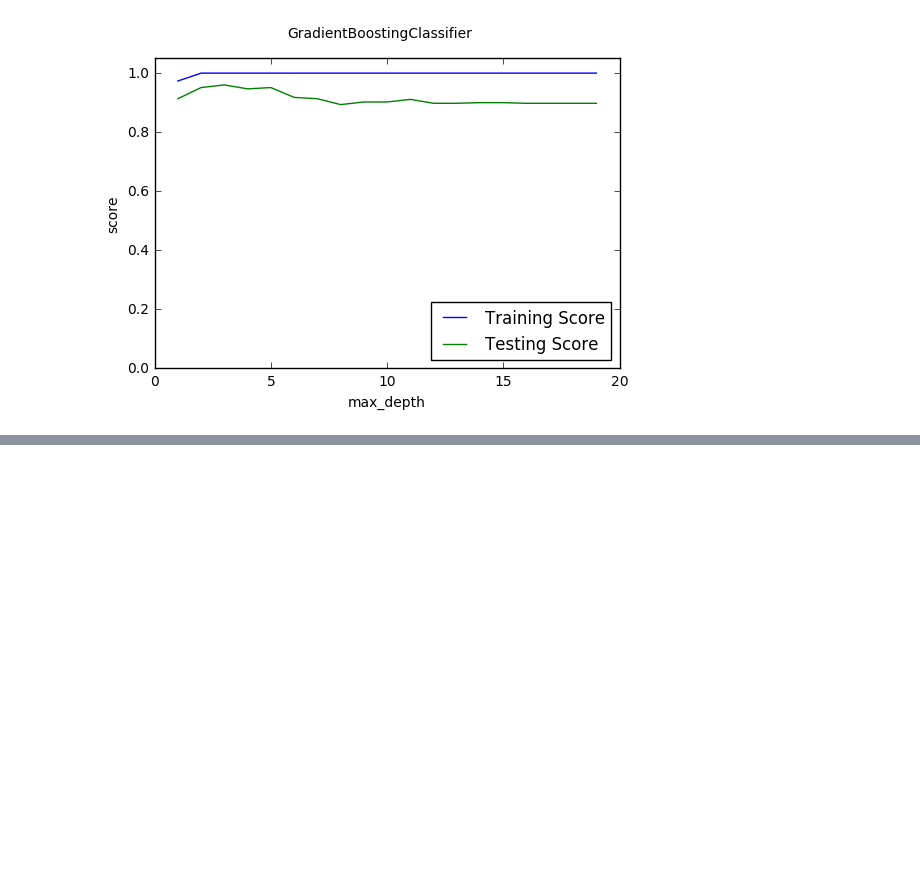
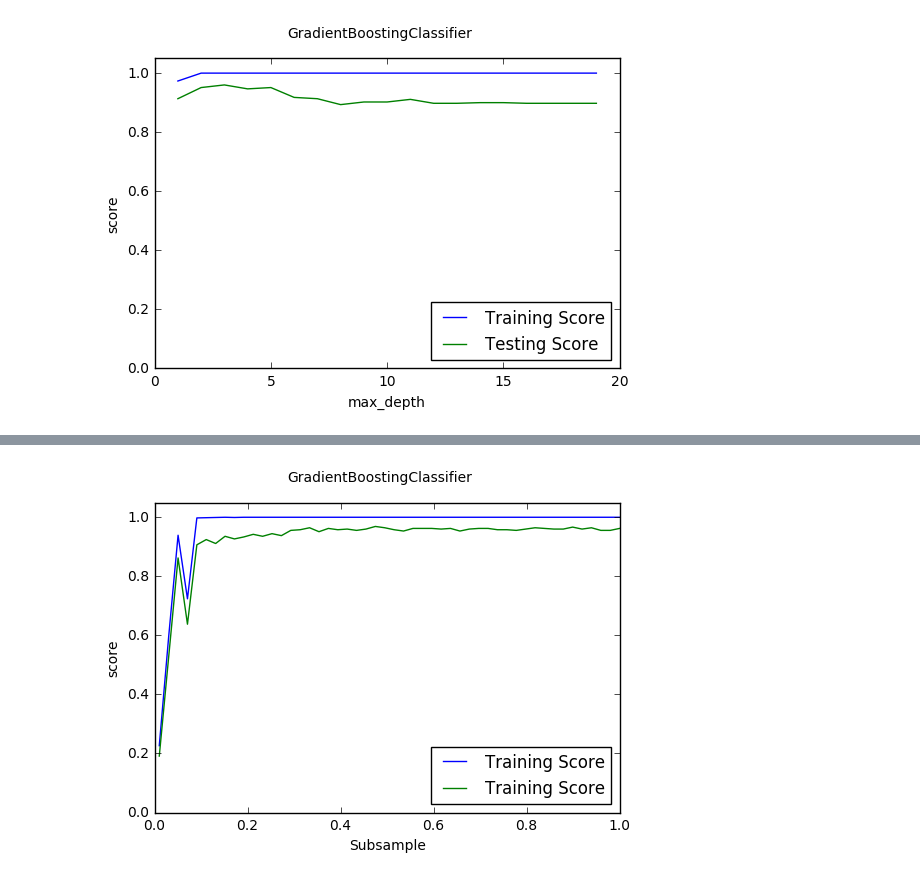
Before and after one commit to probao/Machine_Learning_Basis, a Jupyter notebook: Python-Machine Learning.ipynb, the cells around one changed output, grey strips where cells are left out. Drawn from its saved outputs; the diff is of its cells as text; code cells hidden in the pictures; blank space fills up the shorter version.

```diff
--- a/Python-Machine Learning.ipynb
+++ b/Python-Machine Learning.ipynb
@@ -2903,0 +2929,27 @@ test_GradientBoostingClassifier_maxdepth(X_train, X_test, y_train, y_test)
+# %%
+# 然后考察subsample的影响。当subsample ！= 1时，就是随机梯度提升树。给出测试函数：
+def test_GradientBoostingClassifier_subsample(*data):
+    X_train, X_test, y_train, y_test=data
+    fig=plt.figure()
+    ax=fig.add_subplot(1,1,1)
+    subsamples=np.linspace(0.01,1.0)
+    testing_scores=[]
+    training_scores=[]
+    for subsample in subsamples:
+        clf=ensemble.GradientBoostingClassifier(subsample=subsample)
+        clf.fit(X_train, y_train)
+        training_scores.append(clf.score(X_train, y_train))
+        testing_scores.append(clf.score(X_test, y_test))
+    ax.plot(subsamples, training_scores, label="Training Score")
+    ax.plot(subsamples, testing_scores, label="Training Score")
+    ax.set_xlabel("Subsample")
+    ax.set_ylabel("score")
+    ax.legend(loc="lower right")
+    ax.set_ylim(0, 1.05)
+    plt.suptitle("GradientBoostingClassifier")
+    plt.show()
+# %%
+X_train, X_test, y_train, y_test = load_data_classification()
+test_GradientBoostingClassifier_subsample(X_train, X_test, y_train, y_test)
+# %% [output]
+[figure, added]
```
Also changed, not shown: parts of 10 cells of this notebook.
